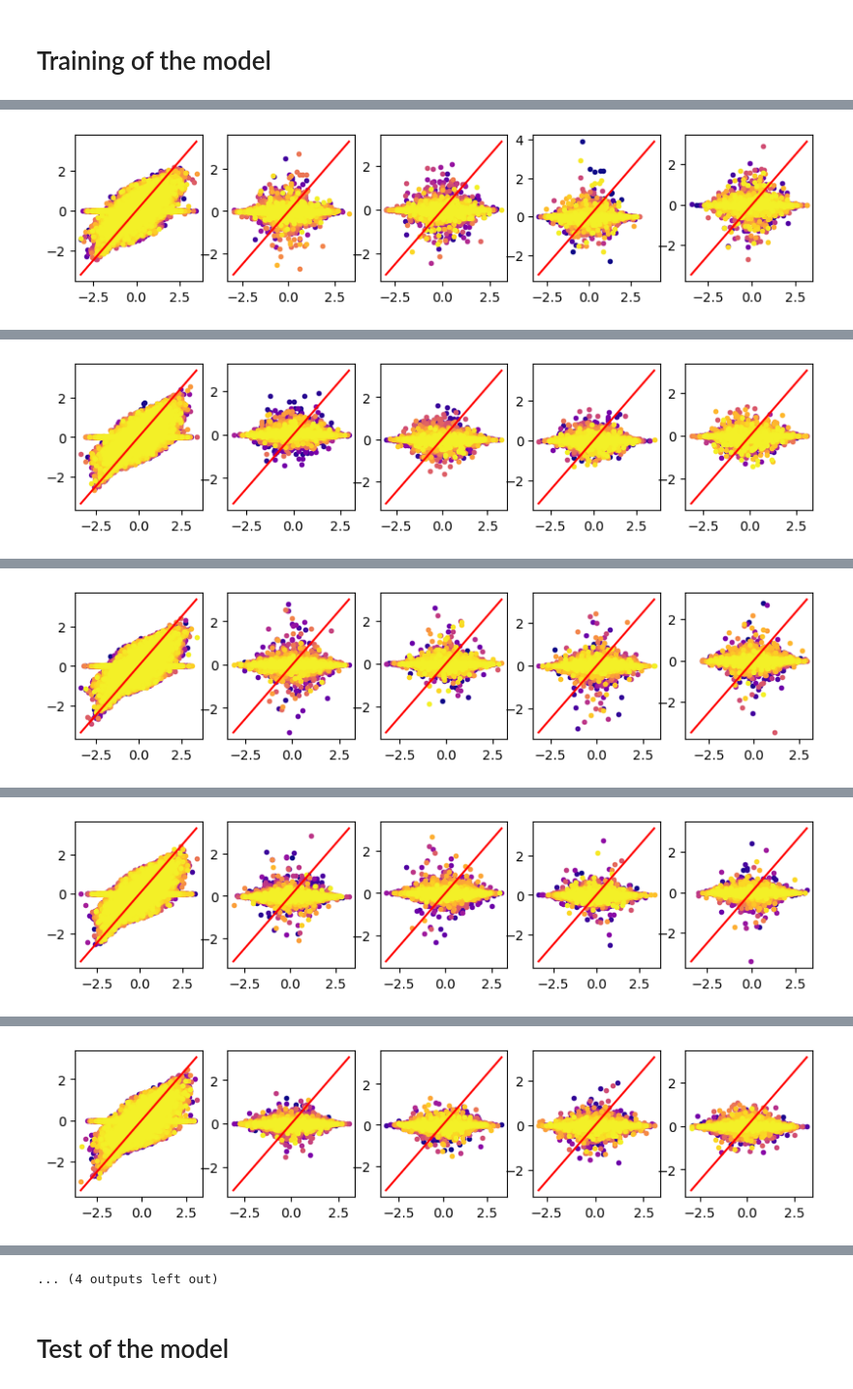
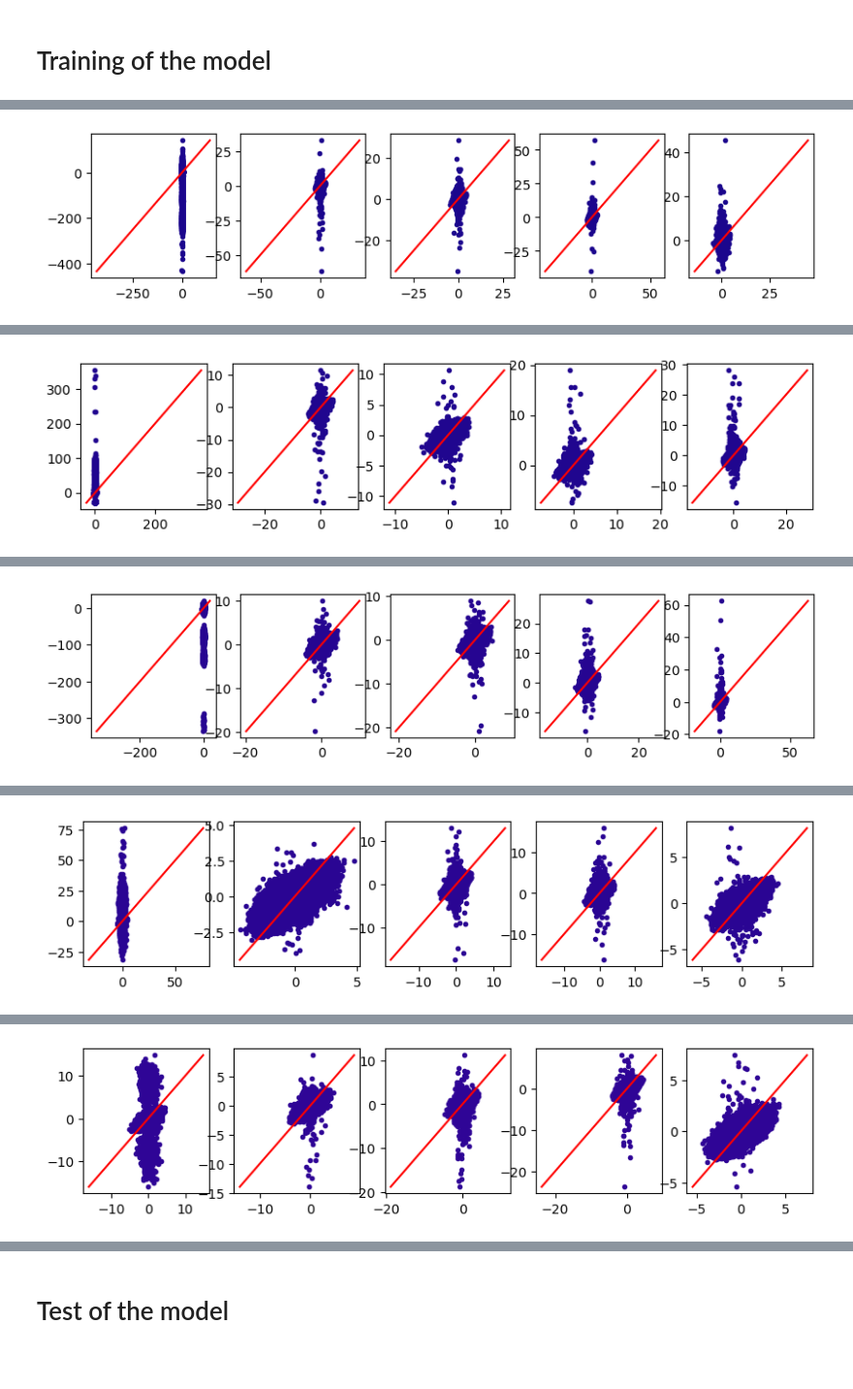
Before and after one commit to CibranLopez/GenerativeModels, a Jupyter notebook: model-training.ipynb, the cells around one changed output, grey strips where cells are left out. Shown at 97% size. Cells and saved outputs as stored; diff of their text form; code cells hidden in the pictures; blank space fills up the shorter version.

```diff
--- a/model-training.ipynb
+++ b/model-training.ipynb
@@ -110,8 +109,8 @@ dataset_parameters_name_std = f'{target_folder}/standardized_parameters.json'  #
 
 if os.path.exists(dataset_name_std) and os.path.exists(dataset_parameters_name_std) and os.path.exists(labels_name_std):
     # Load the standardized dataset, with corresponding labels and parameters
-    dataset = torch.load(dataset_name_std)
-    labels  = torch.load(labels_name_std)
+    dataset = torch.load(dataset_name_std, weights_only=True)
+    labels  = torch.load(labels_name_std,  weights_only=True)
 
     # Load the data from the JSON file
     with open(dataset_parameters_name_std, 'r') as json_file:
@@ -127,8 +126,8 @@ if os.path.exists(dataset_name_std) and os.path.exists(dataset_parameters_name_s
 
 elif os.path.exists(dataset_name) and os.path.exists(labels_name):
     # Load the raw dataset, with corresponding labels, and standardize it
-    dataset = torch.load(dataset_name)
-    labels  = torch.load(labels_name)
+    dataset = torch.load(dataset_name, weights_only=True)
+    labels  = torch.load(labels_name,  weights_only=True)
 
     # Standardize dataset
     dataset, labels, dataset_parameters = standardize_dataset(dataset, labels)
@@ -223,13 +238,6 @@ Define data loaders.
 train_loader = DataLoader(train_dataset, batch_size=batch_size, shuffle=True, num_workers=16, pin_memory=True)
 val_loader   = DataLoader(val_dataset,   batch_size=batch_size, shuffle=True, num_workers=16, pin_memory=True)
 test_loader  = DataLoader(test_dataset,  batch_size=batch_size, shuffle=True, num_workers=16, pin_memory=True)
-
-# Determine number of node-level features in dataset
-n_node_features = train_dataset[0].num_node_features
-
-# Determine the number of graph-level features to be predicted
-n_graph_features = len(train_dataset[0].y)
-
 del train_dataset, val_dataset, test_dataset  # Free up CUDA memory
 # %% [markdown]
 # Definition of the model
@@ -241,8 +249,8 @@ edge_model = eGCNN(n_node_features, n_graph_features+1, dropout_edge).to(device)
 # Load previous model if available
 try:
     # Load and evaluate model state
-    node_model.load_state_dict(torch.load(node_model_name, map_location=torch.device(device))).eval()
-    edge_model.load_state_dict(torch.load(edge_model_name, map_location=torch.device(device))).eval()
+    node_model.load_state_dict(torch.load(node_model_name, map_location=torch.device(device), weights_only=True)).eval()
+    edge_model.load_state_dict(torch.load(edge_model_name, map_location=torch.device(device), weights_only=True)).eval()
 except FileNotFoundError:
     pass
 
@@ -296,16 +304,14 @@ for epoch in range(n_epochs):
     ground_truth = {k: [] for k in node_attributes_list}
     prediction   = {k: [] for k in node_attributes_list}
 
+    fig, ax = plt.subplots(1, len(node_attributes_list), figsize=(10, 2))
+
     for batch_idx, batch_0 in enumerate(train_loader):
         # Clone batch of graphs and move to device
-        g_batch_0 = batch_0.clone()
-        print('Is batch_0 in device?', batch_0.device)
+        g_batch_0 = batch_0.clone().to(device)
 
         # Read number of graphs in batch
         batch_size_0 = g_batch_0.num_graphs
-
-        # Save graph-level embeddings
-        embedding_batch_0 = torch.tensor([g_batch_0[idx].y for idx in range(batch_size_0)])
 
         # Start denoising-diffusing process
         for t_step in torch.arange(n_t_steps, device=device):
@@ -319,19 +325,15 @@ for epoch in range(n_epochs):
             # Get amount of noise that is added
             alpha_t = get_alpha_t(t_step, n_t_steps, alpha_decay)
 
-            # Add features to graphs in batch
-            node_features = torch.cat((embedding_batch_0, t_step_std.repeat(batch_size_0, 1)), dim=1)
+            # Diffuse the entire batch of graphs with Gaussian noise
+            # Vectorized version of diffusion_step for batching
+            g_batch_t, e_batch_t = diffusion_step(g_batch_0, alpha_t, n_features=n_node_features)
 
-            # Diffuse the entire batch of graphs with Gaussian noise
-            g_batch_t, e_batch_t = diffusion_step(g_batch_0, alpha_t)  # Vectorized version of diffusion_step for batching
+            # Stack time step across batch dimension
+            g_batch_t.x[:, -1] = t_step_std
 
             # Update diffused batch as next one
             g_batch_0 = g_batch_t.clone()
-
-            # Stack embeddings and time step across batch dimension
-            # Add concatenated features to all graphs in batch
-            for idx in enumerate(batch_size_0):
-                g_batch_t[idx] = add_features_to_graph(g_batch_t[idx], node_features[idx])
 
             # Predict batch noise at given time step
             pred_epsilon_t = predict_noise(g_batch_t, node_model, edge_model)
@@ -369,15 +371,14 @@ for epoch in range(n_epochs):
                     ground_truth[key].append(gt_value)
                     prediction[key].append(pred_value)
 
+                    ax[idx].plot(gt_value, pred_value, '.', color=cmap((t_step + 1) / n_t_steps))
+
     # Plot once per epoch
-    fig, ax = plt.subplots(1, len(node_attributes_list), figsize=(10, 2))
     for idx, item in enumerate(ground_truth):
         gt_values   = np.concatenate(ground_truth[item])
         pred_values = np.concatenate(prediction[item])
 
         _min, _max = min(gt_values.min(), pred_values.min()), max(gt_values.max(), pred_values.max())
-
-        ax[idx].plot(gt_values, pred_values, '.', color=cmap((epoch + 1) / n_epochs))
         ax[idx].plot([_min, _max], [_min, _max], '-r')
     plt.show()
 
@@ -405 +406 @@ Epoch: 1, edge loss: 0.6097, node loss: 0.5075 0.5070 0.5066 0.5063
-[figure, old version]
+[figure, new version]
@@ -407 +408 @@ Epoch: 2, edge loss: 0.3837, node loss: 0.5044 0.5044 0.5044 0.5044
-[figure, old version]
+[figure, new version]
@@ -409 +410 @@ Epoch: 3, edge loss: 0.3883, node loss: 0.5037 0.5037 0.5038 0.5038
-[figure, old version]
+[figure, new version]
@@ -411 +412 @@ Epoch: 4, edge loss: 0.3927, node loss: 0.5032 0.5032 0.5031 0.5032
-[figure, old version]
+[figure, new version]
@@ -413 +414 @@ Epoch: 5, edge loss: 0.3874, node loss: 0.5026 0.5026 0.5025 0.5026
-[figure, old version]
+[figure, new version]
@@ -415,4 +416,3 @@ Epoch: 6, edge loss: 0.3913, node loss: 0.5020 0.5020 0.5020 0.5020
-... (4 outputs left out)
 # %%
 rescaled_edge_train_losses = np.sqrt(edge_train_losses) * dataset_parameters['edge_std'].numpy() + dataset_parameters['edge_mean'].numpy()
 rescaled_edge_train_losses
```
Also changed, not shown: parts of 8 cells of this notebook, 1 other file.
